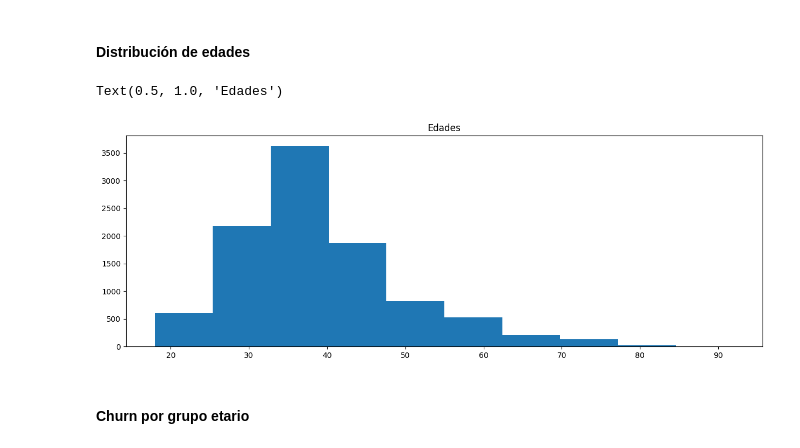
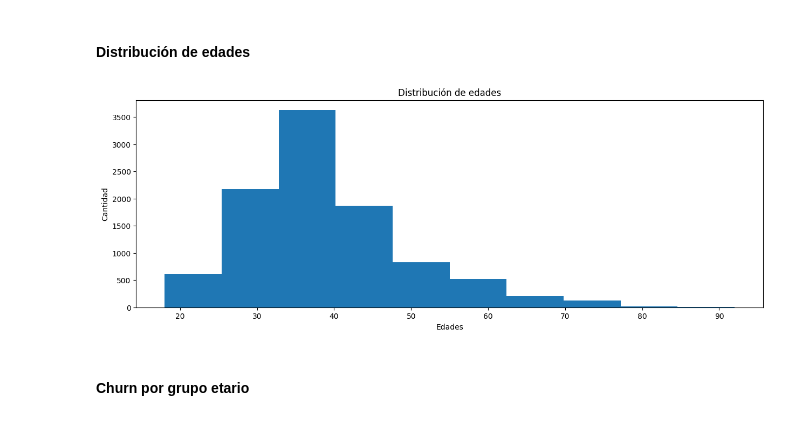
Before and after one commit to charligram/6_bank_churn, a Jupyter notebook: notebooks/EDA.ipynb, the cells around one changed output. Saved outputs shown, nothing was run; the diff lists cells and outputs as text; code cells hidden in the pictures.

```diff
--- a/notebooks/EDA.ipynb
+++ b/notebooks/EDA.ipynb
@@ -111,13 +112,16 @@ Name: Gender, Length: 10000, dtype: object
 # %%
 plt.figure(figsize=(15, 5))
 plt.hist(
     df["Age"]
 )
 
-plt.title("Edades")
+plt.title("Distribución de edades")
+plt.xlabel("Edades")
+plt.ylabel("Cantidad")
+
+plt.savefig("../outputs/figures/age_distribution.png", bbox_inches="tight")
 # %% [output]
-Text(0.5, 1.0, 'Edades')
-[figure, old version]
+[figure, new version]
 # %% [markdown]
 #### Churn por grupo etario
 # %% [markdown]
```
Also changed, not shown: parts of 23 cells of this notebook, 9 other files.
